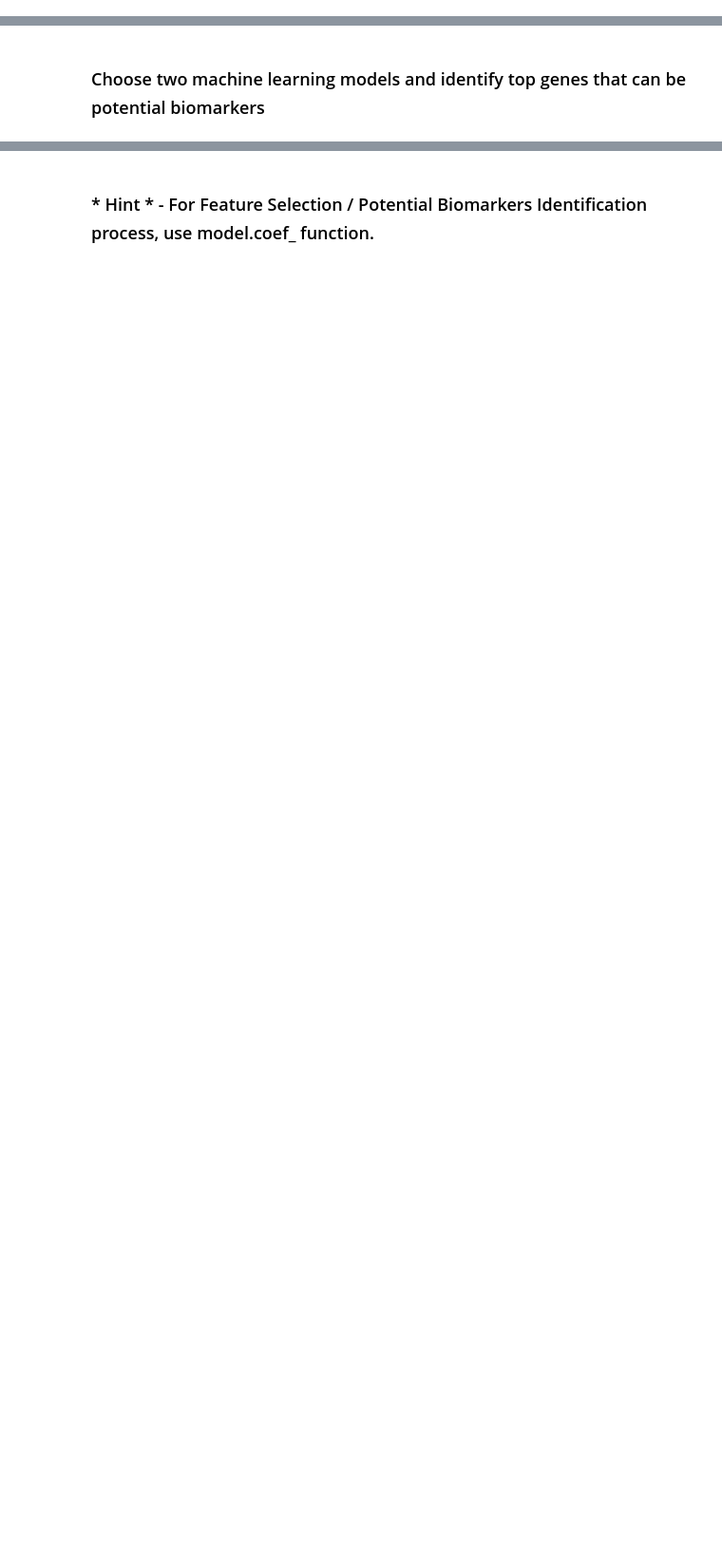
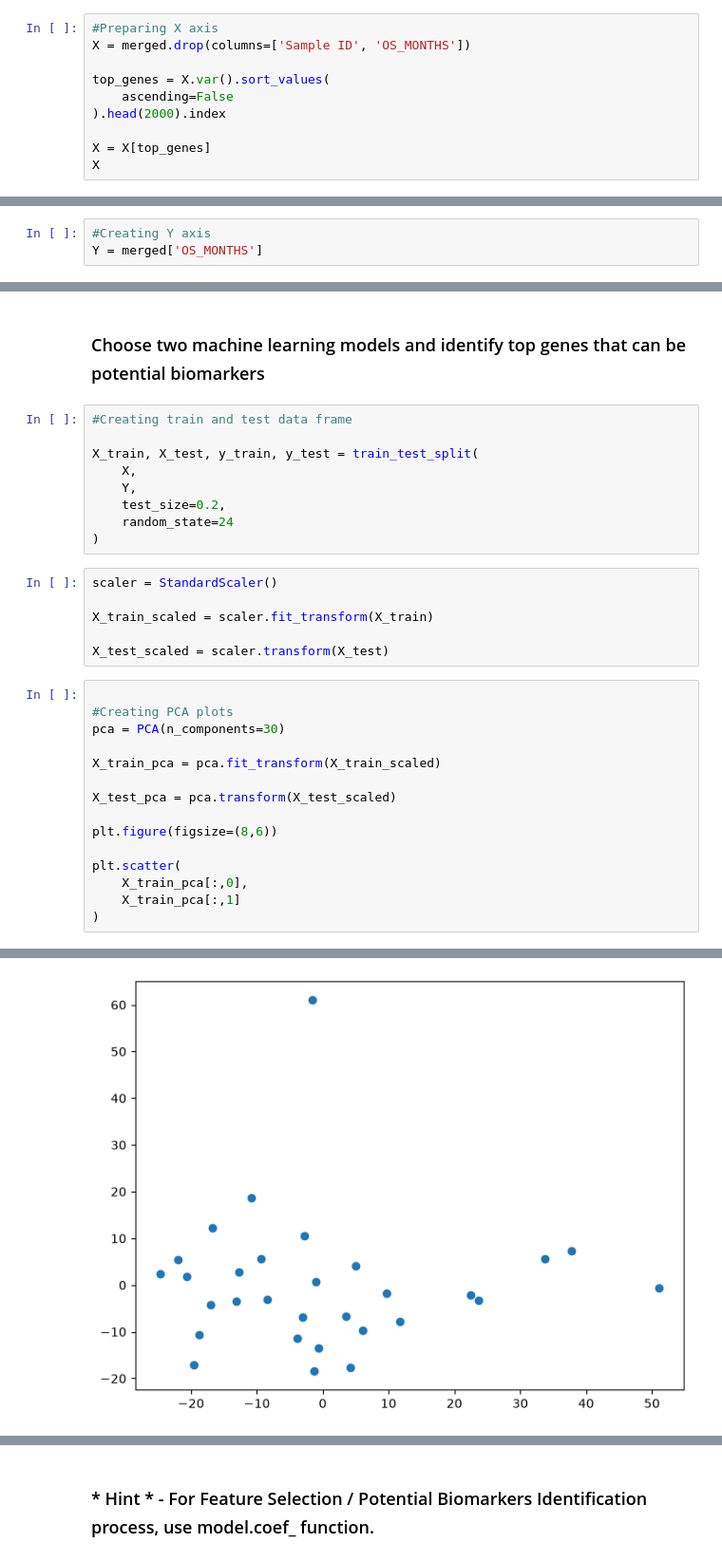
Before and after one commit to Soundarya-0798/Secondary-mibc-survival-biomarkers, a Jupyter notebook: notebooks/Assessment Report - Student's Copy.ipynb, the cells around one changed output, grey strips where cells are left out. Shown at 95% size. Saved outputs shown, nothing was run; the diff lists cells and outputs as text; blank space fills up the shorter version.

```diff
--- a/notebooks/Assessment Report - Student's Copy.ipynb
+++ b/notebooks/Assessment Report - Student's Copy.ipynb
@@ -40,3 +277,13 @@ This is a Linear Regression Problem. Therefore, the end goal is to identify pote
     Prepare data for Machine Learning by creating your y and X matrices. Check for missing values (missing values can be replaced with 0 or filter out NA according to your logic). Use pandas and ensure numbers are numeric.
 
 </h2>
+# %%
+#Preparing X axis
+X = merged.drop(columns=['Sample ID', 'OS_MONTHS'])
+
+top_genes = X.var().sort_values(
+    ascending=False
+).head(2000).index
+
+X = X[top_genes]
+X
@@ -43,2 +309,5 @@ This is a Linear Regression Problem. Therefore, the end goal is to identify pote
+# %%
+#Creating Y axis
+Y = merged['OS_MONTHS']
 # %% [markdown]
 <h2 style="font-size:18px;">
@@ -49,3 +318,34 @@ This is a Linear Regression Problem. Therefore, the end goal is to identify pote
     Choose two machine learning models and identify top genes that can be potential biomarkers
 
 </h2>
+# %%
+#Creating train and test data frame
+
+X_train, X_test, y_train, y_test = train_test_split(
+    X,
+    Y,
+    test_size=0.2,
+    random_state=24
+)
+# %%
+scaler = StandardScaler()
+
+X_train_scaled = scaler.fit_transform(X_train)
+
+X_test_scaled = scaler.transform(X_test)
+# %%
+
+#Creating PCA plots
+pca = PCA(n_components=30)
+
+X_train_pca = pca.fit_transform(X_train_scaled)
+
+X_test_pca = pca.transform(X_test_scaled)
+
+plt.figure(figsize=(8,6))
+
+plt.scatter(
+    X_train_pca[:,0],
+    X_train_pca[:,1]
+)
+# %% [output]
@@ -51,0 +353 @@ This is a Linear Regression Problem. Therefore, the end goal is to identify pote
+[figure, added]
```
Also changed, not shown: parts of 33 cells of this notebook.
